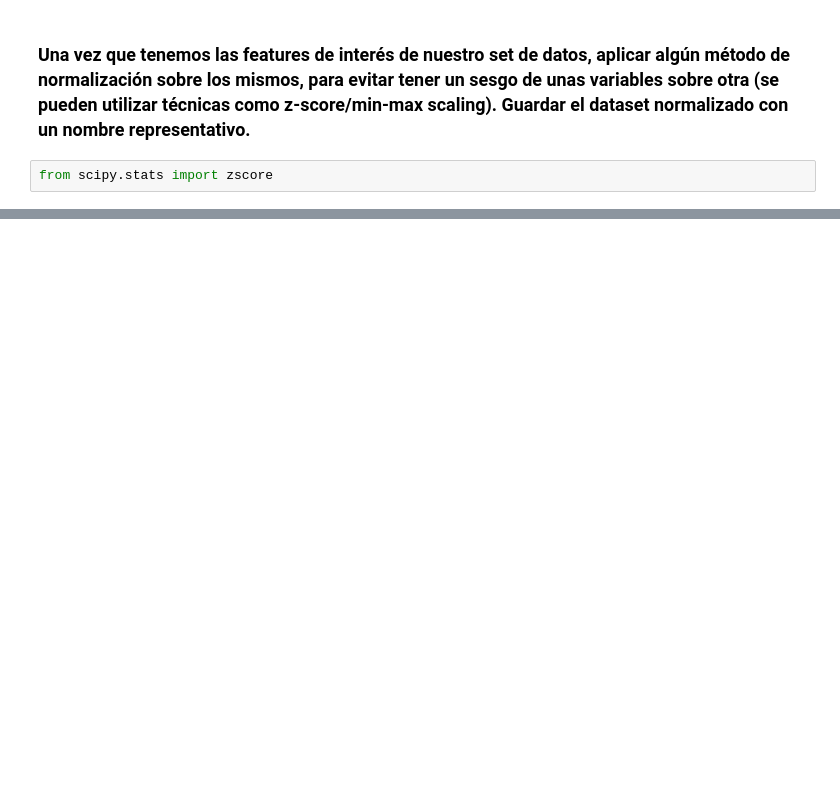
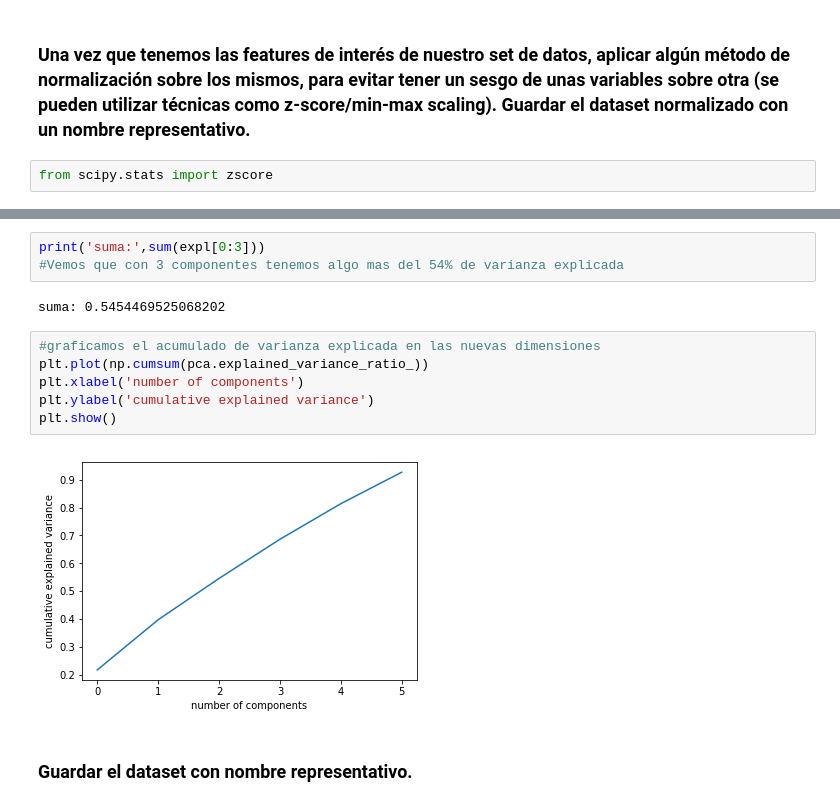
Before and after one commit to dbourdin/diplodatos-mentorias, a Jupyter notebook: AnalisisYCuracion/retail_data_analytics.ipynb, the cells around one changed output, grey strips where cells are left out. Cells and saved outputs as stored; diff of their text form; blank space fills up the shorter version.

```diff
--- a/AnalisisYCuracion/retail_data_analytics.ipynb
+++ b/AnalisisYCuracion/retail_data_analytics.ipynb
@@ -528,0 +554,15 @@ sales_features[numeric_cols].apply(zscore)
+# %%
+print('suma:',sum(expl[0:3]))
+#Vemos que con 3 componentes tenemos algo mas del 54% de varianza explicada
+# %% [output]
+suma: 0.5454469525068202
+# %%
+#graficamos el acumulado de varianza explicada en las nuevas dimensiones
+plt.plot(np.cumsum(pca.explained_variance_ratio_))
+plt.xlabel('number of components')
+plt.ylabel('cumulative explained variance')
+plt.show()
+# %% [output]
+[figure, added]
+# %% [markdown]
+### Guardar el dataset con nombre representativo.
```
Also changed, not shown: parts of 10 cells of this notebook.
